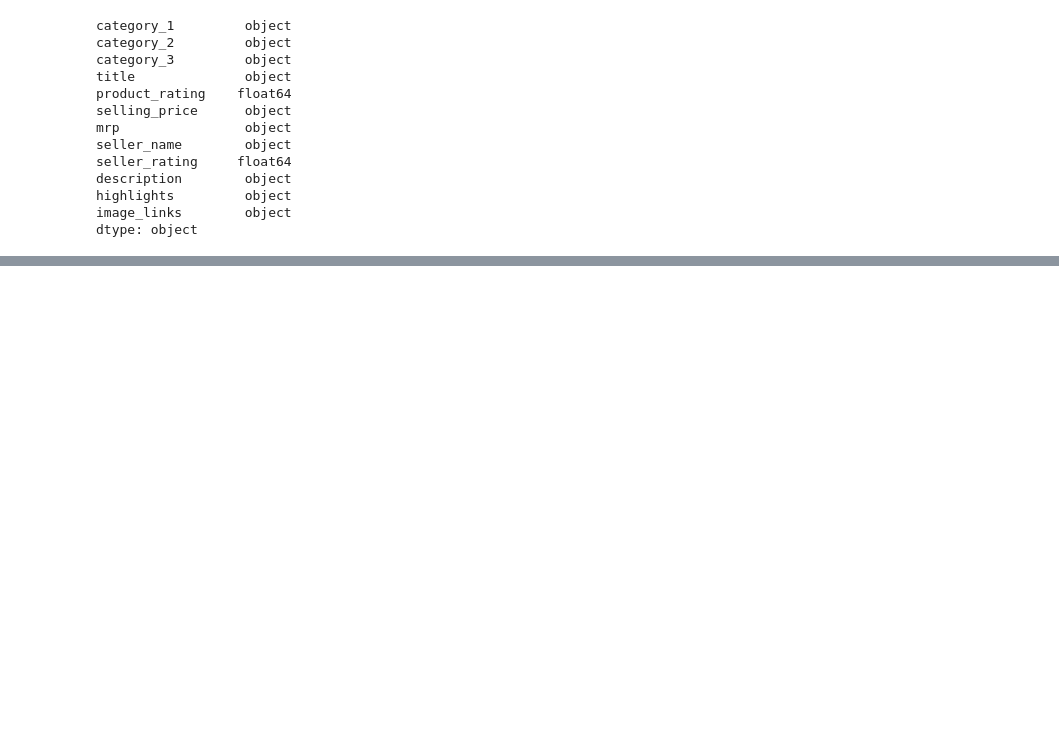
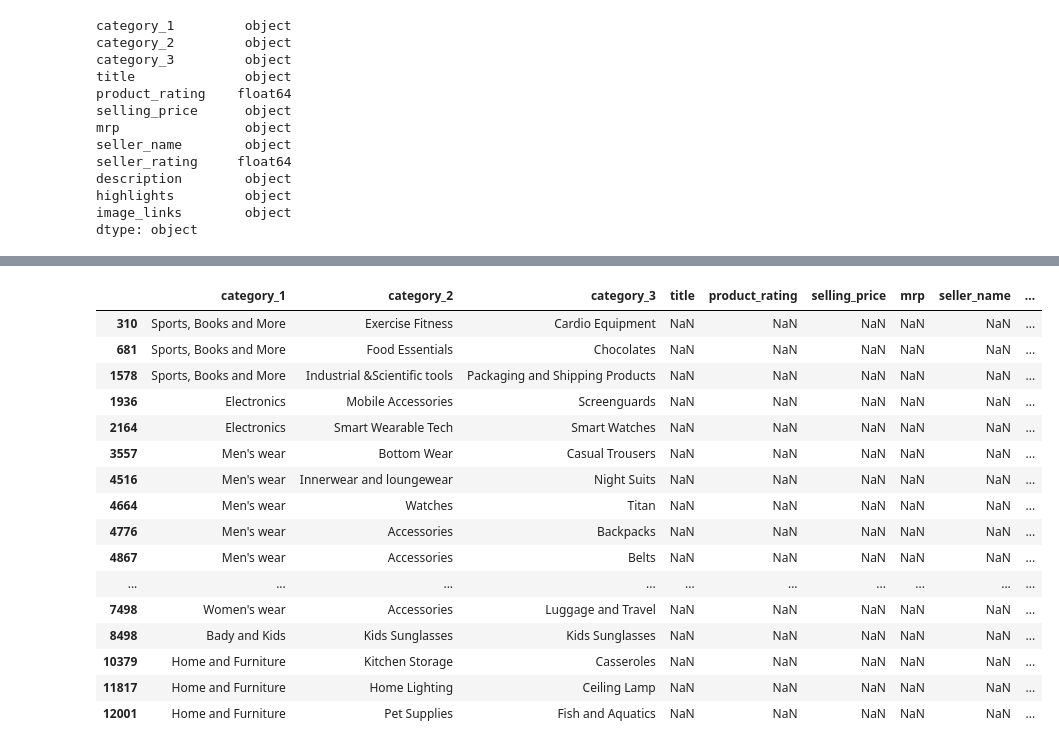
Before and after one commit to franchiseBoyz/Ecommerce-Recommender-System, a Jupyter notebook: notebook.ipynb, the cells around one changed output, grey strips where cells are left out. Cells and saved outputs as stored; diff of their text form; code cells hidden in the pictures; blank space fills up the shorter version.

```diff
--- a/notebook.ipynb
+++ b/notebook.ipynb
@@ -46,0 +90,4 @@ dtype: object
+# %%
+# Dropping the unnecessary columns
+df.drop(['image_links'],axis=1,inplace=True)
+df
@@ -46,0 +124,21 @@ dtype: object
+# %%
+# Inscpecting the title column
+df[df['title'].isnull()]
+# %% [output]
+|  | category_1 | category_2 | category_3 | title | product_rating | selling_price | mrp | seller_name | ... |
+| 310 | Sports, Books and More | Exercise Fitness | Cardio Equipment | NaN | NaN | NaN | NaN | NaN | ... |
+| 681 | Sports, Books and More | Food Essentials | Chocolates | NaN | NaN | NaN | NaN | NaN | ... |
+| 1578 | Sports, Books and More | Industrial &Scientific tools | Packaging and Shipping Products | NaN | NaN | NaN | NaN | NaN | ... |
+| 1936 | Electronics | Mobile Accessories | Screenguards | NaN | NaN | NaN | NaN | NaN | ... |
+| 2164 | Electronics | Smart Wearable Tech | Smart Watches | NaN | NaN | NaN | NaN | NaN | ... |
+| 3557 | Men's wear | Bottom Wear | Casual Trousers | NaN | NaN | NaN | NaN | NaN | ... |
+| 4516 | Men's wear | Innerwear and loungewear | Night Suits | NaN | NaN | NaN | NaN | NaN | ... |
+| 4664 | Men's wear | Watches | Titan | NaN | NaN | NaN | NaN | NaN | ... |
+| 4776 | Men's wear | Accessories | Backpacks | NaN | NaN | NaN | NaN | NaN | ... |
+| 4867 | Men's wear | Accessories | Belts | NaN | NaN | NaN | NaN | NaN | ... |
+| ... | ... | ... | ... | ... | ... | ... | ... | ... | ... |
+| 7498 | Women's wear | Accessories | Luggage and Travel | NaN | NaN | NaN | NaN | NaN | ... |
+| 8498 | Bady and Kids | Kids Sunglasses | Kids Sunglasses | NaN | NaN | NaN | NaN | NaN | ... |
+| 10379 | Home and Furniture | Kitchen Storage | Casseroles | NaN | NaN | NaN | NaN | NaN | ... |
+| 11817 | Home and Furniture | Home Lighting | Ceiling Lamp | NaN | NaN | NaN | NaN | NaN | ... |
+| 12001 | Home and Furniture | Pet Supplies | Fish and Aquatics | NaN | NaN | NaN | NaN | NaN | ... |
```
Also changed, not shown: parts of 11 cells of this notebook.
